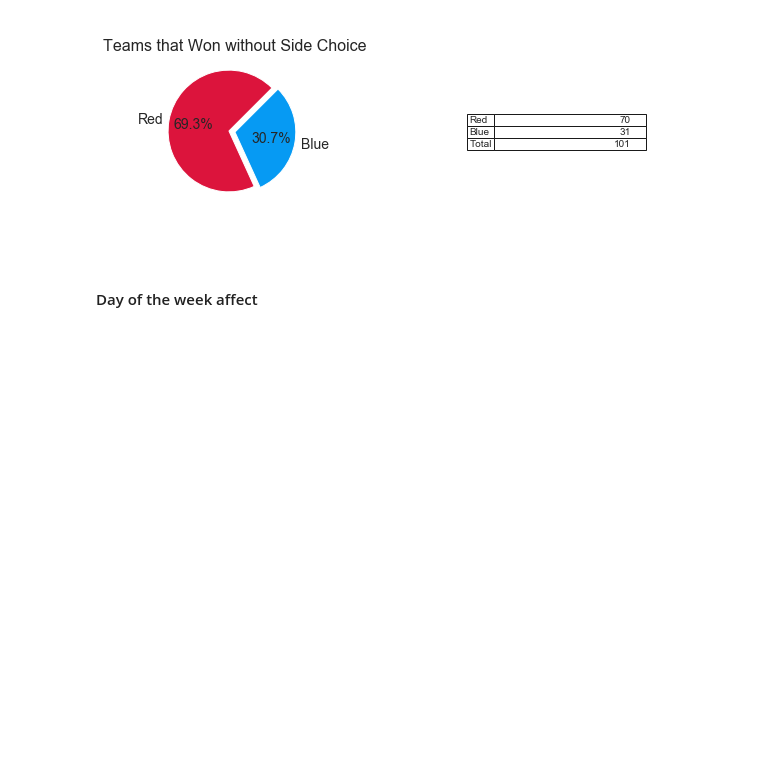
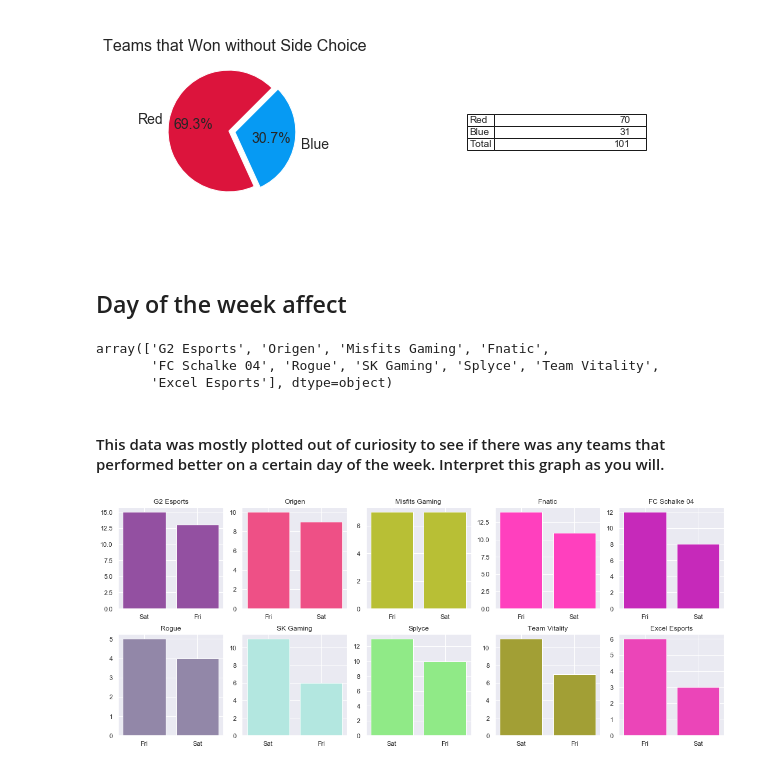
Before and after one commit to AhmedU801/LEC-2019-Exploratory-Analysis, a Jupyter notebook: LEC 2019 Exploratory Analysis.ipynb, the cells around one changed output. Saved outputs shown, nothing was run; the diff lists cells and outputs as text; code cells hidden in the pictures; blank space fills up the shorter version.

```diff
--- a/LEC 2019 Exploratory Analysis.ipynb
+++ b/LEC 2019 Exploratory Analysis.ipynb
@@ -306,4 +306,46 @@ plt.show()
 # %% [output]
 [figure]
 # %% [markdown]
-#### Day of the week affect
+## Day of the week affect
+# %%
+day_effect = match_data.copy()
+team_names = []
+
+for i, j, k in zip(day_effect['Result'], day_effect['Team1'], day_effect['Team2']):
+    if i:
+        team_names.append(j)
+    else:
+        team_names.append(k)
+
+day_effect['team_that_won'] = team_names
+# %%
+day_effect['team_that_won'].unique()
+# %% [output]
+array(['G2 Esports', 'Origen', 'Misfits Gaming', 'Fnatic',
+       'FC Schalke 04', 'Rogue', 'SK Gaming', 'Splyce', 'Team Vitality',
+       'Excel Esports'], dtype=object)
+# %% [markdown]
+#### This data was mostly plotted out of curiosity to see if there was any teams that performed better on a certain day of the week. Interpret this graph as you will.
+# %%
+team_win = []
+fig, axs = plt.subplots(2, 5, figsize=(15, 6), constrained_layout=True)
+plot_data = []
+
+for i, j in zip(day_effect['team_that_won'], day_effect['team_that_won'].unique()):
+    team_win = day_effect['team_that_won'] == j
+    team_win = day_effect[team_win]
+    x = team_win['Day'].value_counts().index
+    y = team_win['Day'].value_counts().values
+    plot_data.append((x,y, j))
+
+i = 0
+k = 0
+for j in plot_data:
+    axs[i,k].bar(x=j[0], height=j[1], color=np.random.rand(1,3))
+    axs[i, k].set_title(j[2])
+    k += 1
+    if(k > 4):
+        i += 1
+        k = 0
+# %% [output]
+[figure, added]
```
Also changed, not shown: parts of 14 cells of this notebook.
